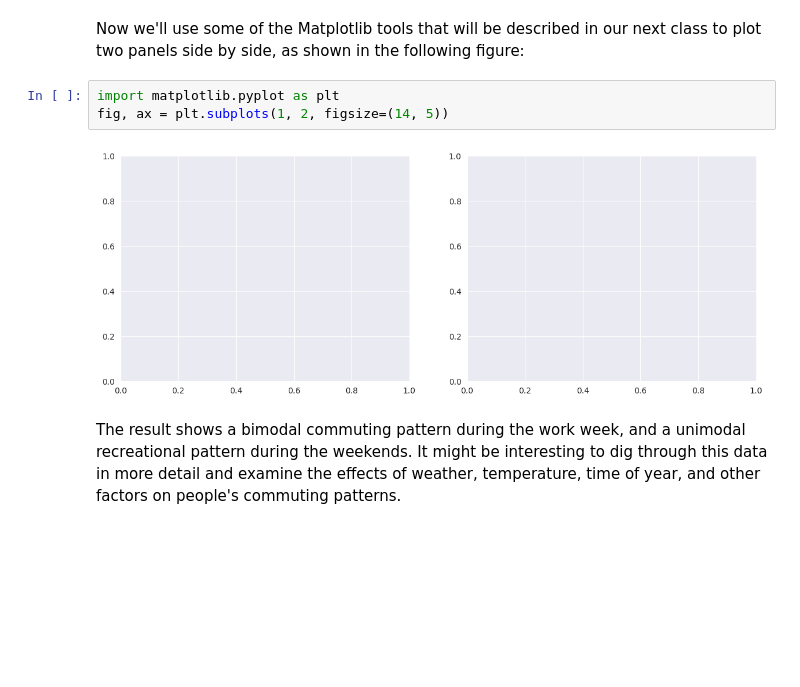
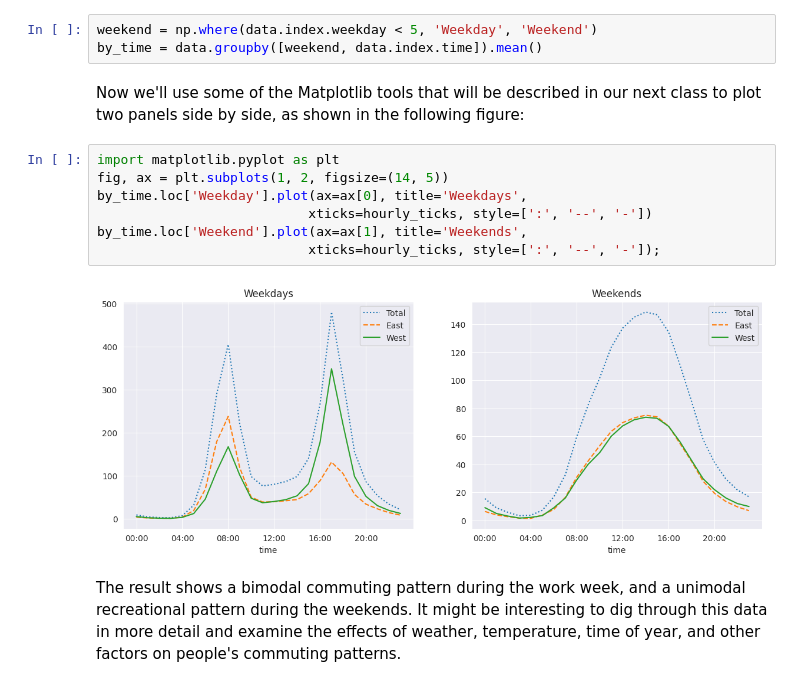
Before and after one commit to jimmynkim/DAEM, a Jupyter notebook: DAEM23_03.ipynb, the cells around one changed output. Cells and saved outputs as stored; diff of their text form; blank space fills up the shorter version.

```diff
--- a/DAEM23_03.ipynb
+++ b/DAEM23_03.ipynb
@@ -727,10 +734,17 @@ by_weekday.plot(style=['-',':','--'])
+# %%
+weekend = np.where(data.index.weekday < 5, 'Weekday', 'Weekend')
+by_time = data.groupby([weekend, data.index.time]).mean()
 # %% [markdown]
 Now we'll use some of the Matplotlib tools that will be described in our next class to plot two panels side by side, as shown in the following figure:
 # %%
 import matplotlib.pyplot as plt
 fig, ax = plt.subplots(1, 2, figsize=(14, 5))
+by_time.loc['Weekday'].plot(ax=ax[0], title='Weekdays',
+                           xticks=hourly_ticks, style=[':', '--', '-'])
+by_time.loc['Weekend'].plot(ax=ax[1], title='Weekends',
+                           xticks=hourly_ticks, style=[':', '--', '-']);
 # %% [output]
-[figure, old version]
+[figure, new version]
 # %% [markdown]
 The result shows a bimodal commuting pattern during the work week, and a unimodal recreational pattern during the weekends.
 It might be interesting to dig through this data in more detail and examine the effects of weather, temperature, time of year, and other factors on people's commuting patterns.
```
Also changed, not shown: parts of 7 cells of this notebook.
